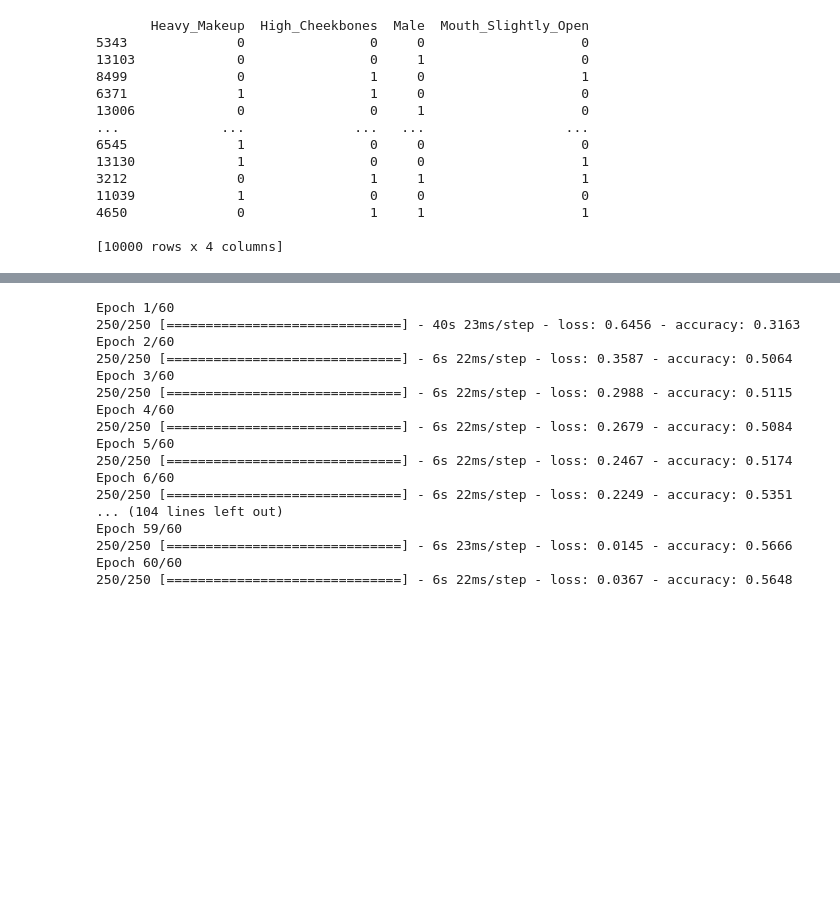
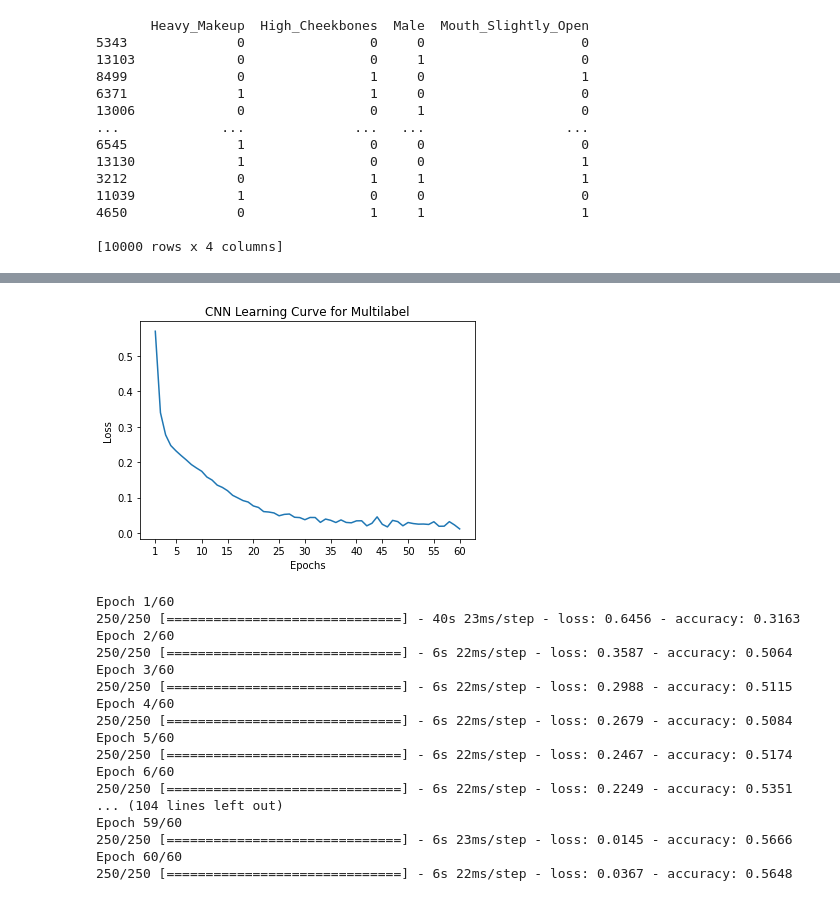
Before and after one commit to brookekelseyryan/DeepRecognition, a Jupyter notebook: CS274_Project.ipynb, the cells around one changed output, grey strips where cells are left out. Cells and saved outputs as stored; diff of their text form; code cells hidden in the pictures; blank space fills up the shorter version.

```diff
--- a/CS274_Project.ipynb
+++ b/CS274_Project.ipynb
@@ -311,9 +361,6 @@ def create_multi_label_model():
 # %%
 x_data = x_shuffled/255 # Testing out data normalization
 y_data = y_shuffled.iloc[:,19:23]
-# %%
-x_data = x_shuffled # Testing out data normalization
-y_data = y_shuffled.iloc[:,19:23]
 # %%
 print(y_data)
 # %% [output]
@@ -335,0 +387,14 @@ x_train, x_test, y_train, y_test = train_test_split(x_data, y_data, test_size=0.
+# %%
+model = create_multi_label_model()
+history = model.fit(x_train, y_train, epochs=60)
+
+y_predict = model.predict(x_test)
+y_predict = y_predict.round()
+
+i = 1
+
+from sklearn.metrics import accuracy_score
+print(y_test.iloc[i])
+print(y_predict[i])
+acc = accuracy_score(y_test, y_predict)
+print(acc)
@@ -336,3 +419,17 @@ x_train, x_test, y_train, y_test = train_test_split(x_data, y_data, test_size=0.
+# %%
+epochs = [i + 1 for i in range(60)]
+epoch_ticks = [i for i in range(0, 65, 5)]
+epoch_ticks[0] = 1
+
+# Graphs the learning curve
+plt.plot(epochs, history.history["loss"])
+plt.title("CNN Learning Curve for Multilabel")
+plt.xticks(epoch_ticks)
+plt.xlabel("Epochs")
+plt.ylabel("Loss")
+plt.show()
+# %% [output]
+[figure, added]
 # %%
 model = create_multi_label_model()
 history = model.fit(x_train, y_train, epochs=60)
```
Also changed, not shown: parts of 38 cells of this notebook.
